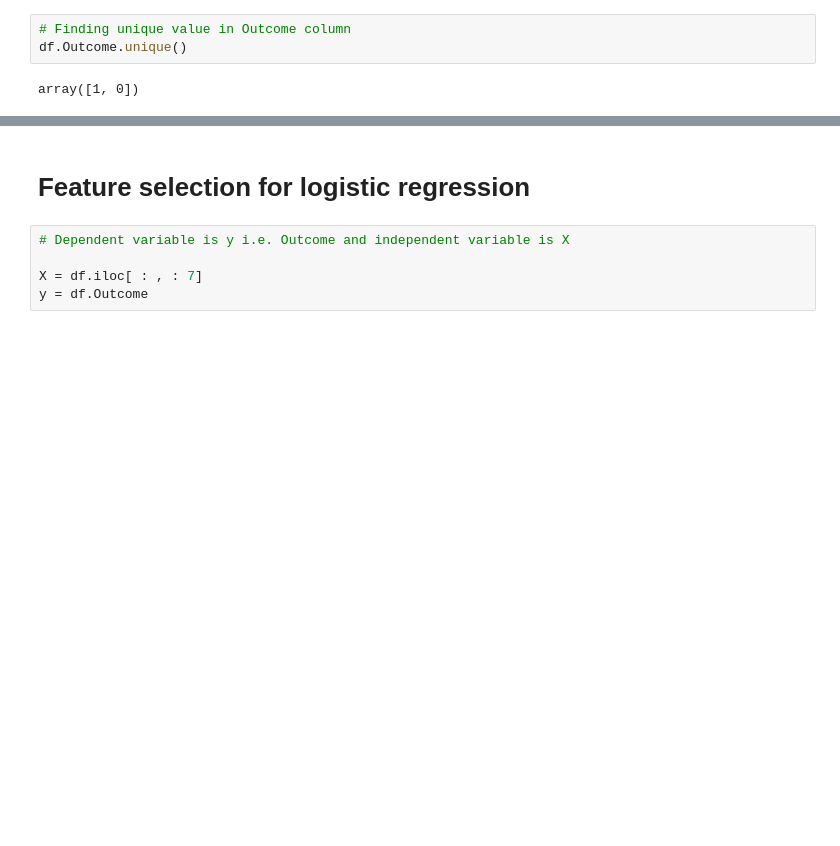
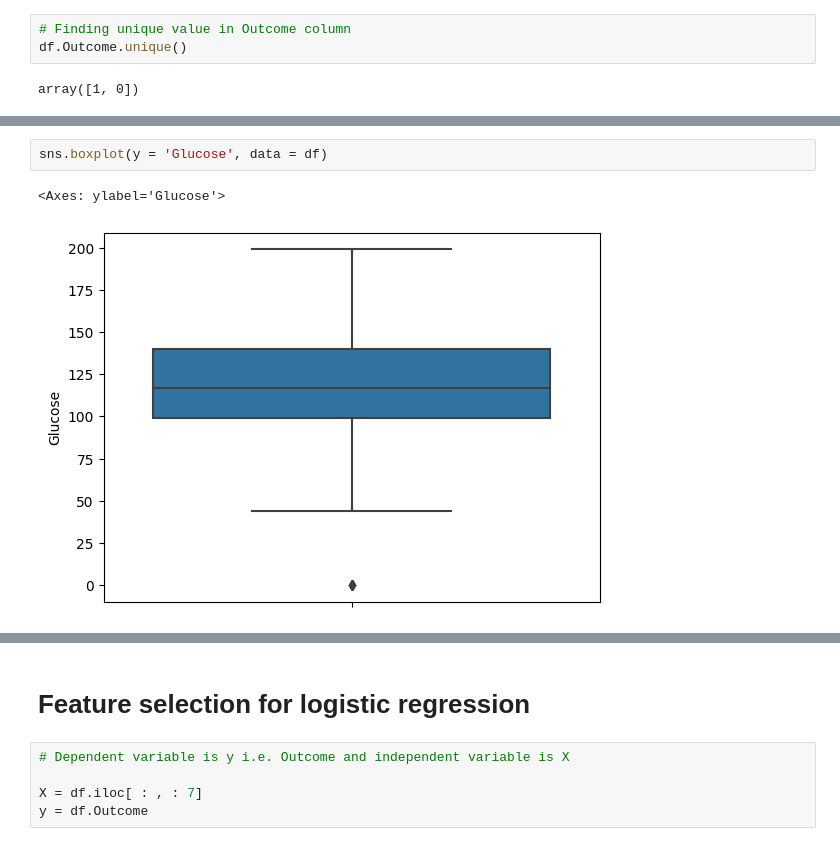
Before and after one commit to yogesh-a11y/Diabetes_project, a Jupyter notebook: Diabetes_project.ipynb, the cells around one changed output, grey strips where cells are left out. Cells and saved outputs as stored; diff of their text form; blank space fills up the shorter version.

```diff
--- a/Diabetes_project.ipynb
+++ b/Diabetes_project.ipynb
@@ -136,0 +180,5 @@ df.loc[df.Glucose == df.Glucose.min()]
+# %%
+sns.boxplot(y = 'Glucose', data = df)
+# %% [output]
+<Axes: ylabel='Glucose'>
+[figure, added]
```
Also changed, not shown: parts of 23 cells of this notebook.
